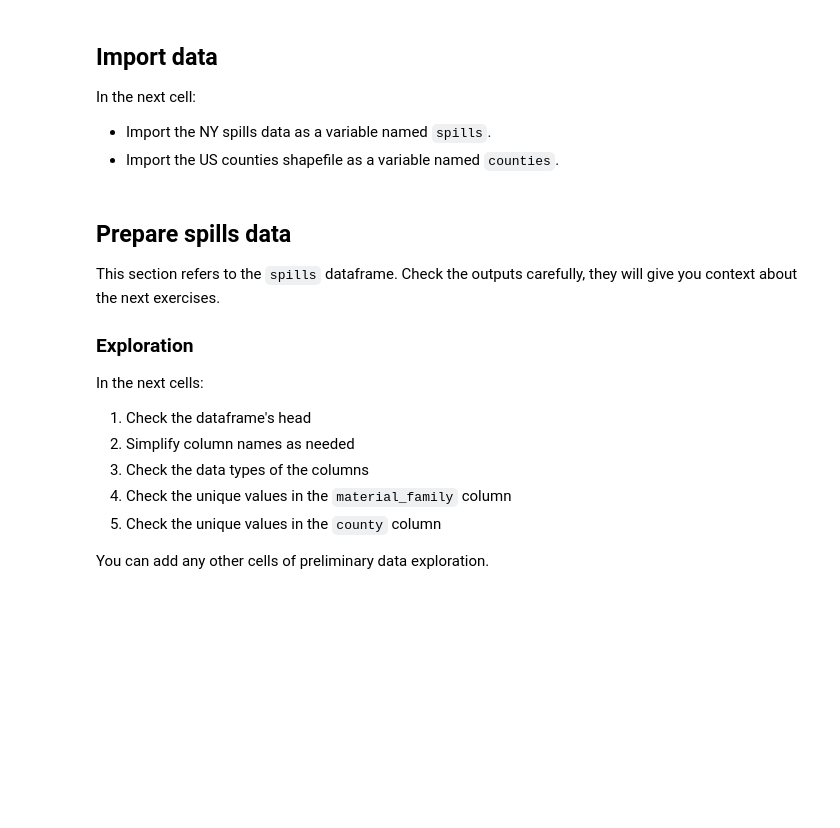
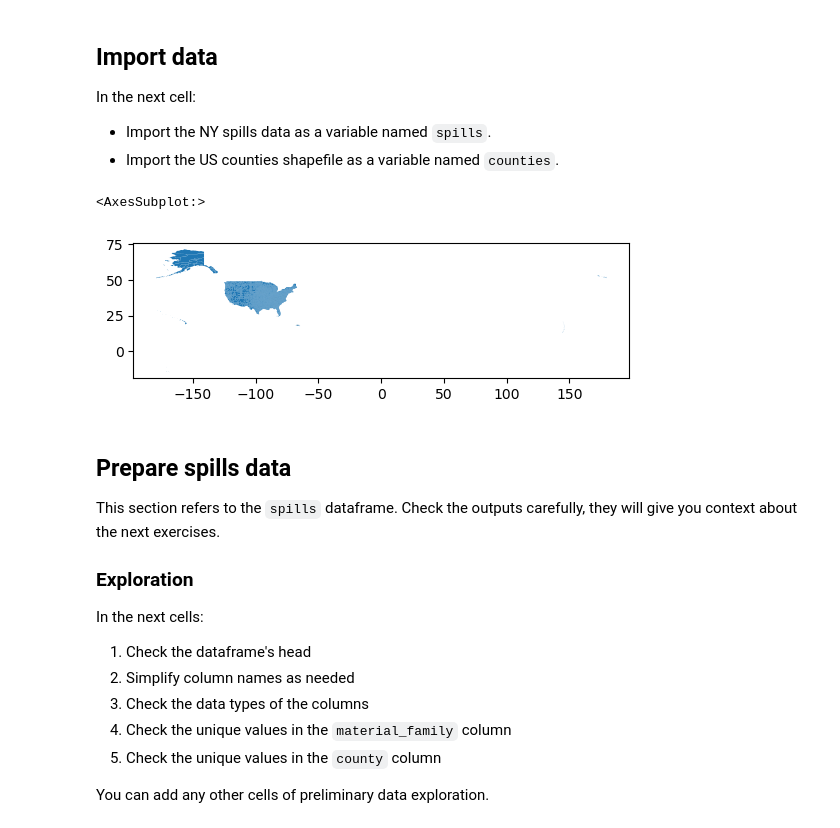
Before and after one commit to p-park6/eds220-hwk-3, a Jupyter notebook: hwk3-task1-spills.ipynb, the cells around one changed output. Drawn from its saved outputs; the diff is of its cells as text; code cells hidden in the pictures; blank space fills up the shorter version.

```diff
--- a/hwk3-task1-spills.ipynb
+++ b/hwk3-task1-spills.ipynb
@@ -63,6 +63,11 @@ In the next cell:
 # your code here
 spills = pd.read_csv('https://data.ny.gov/api/views/u44d-k5fk/rows.csv?date=20231106&accessType=DOWNLOAD&sorting=true')
 counties = gpd.read_file('data/tl_2022_us_county.shp')
+# %%
+counties.plot()
+# %% [output]
+<AxesSubplot:>
+[figure, added]
 # %% [markdown]
 ## Prepare spills data
 
```
Also changed, not shown: parts of 38 cells of this notebook.
